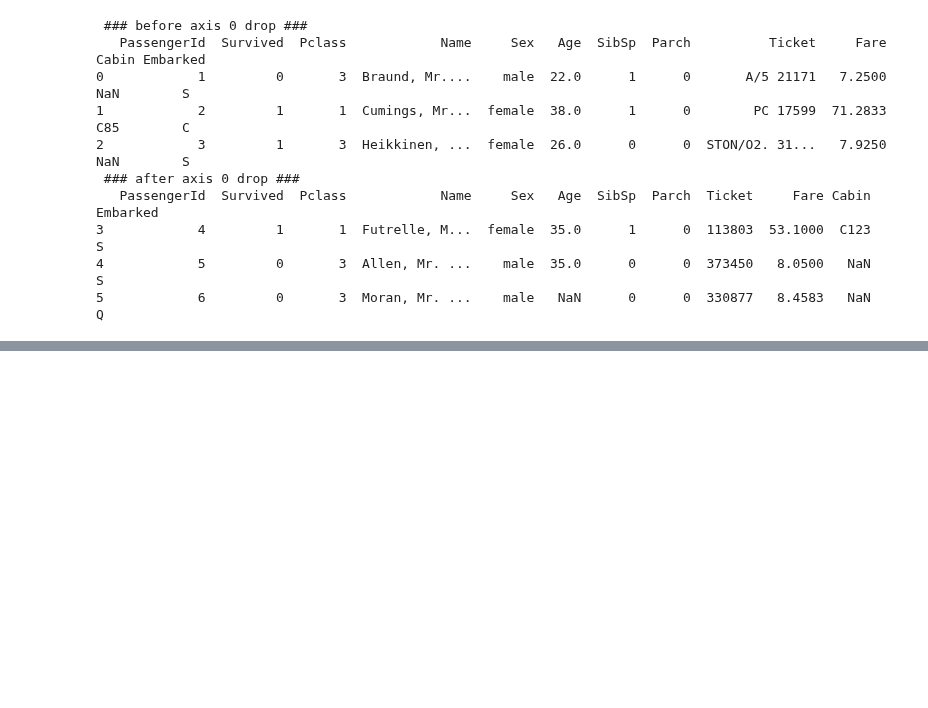
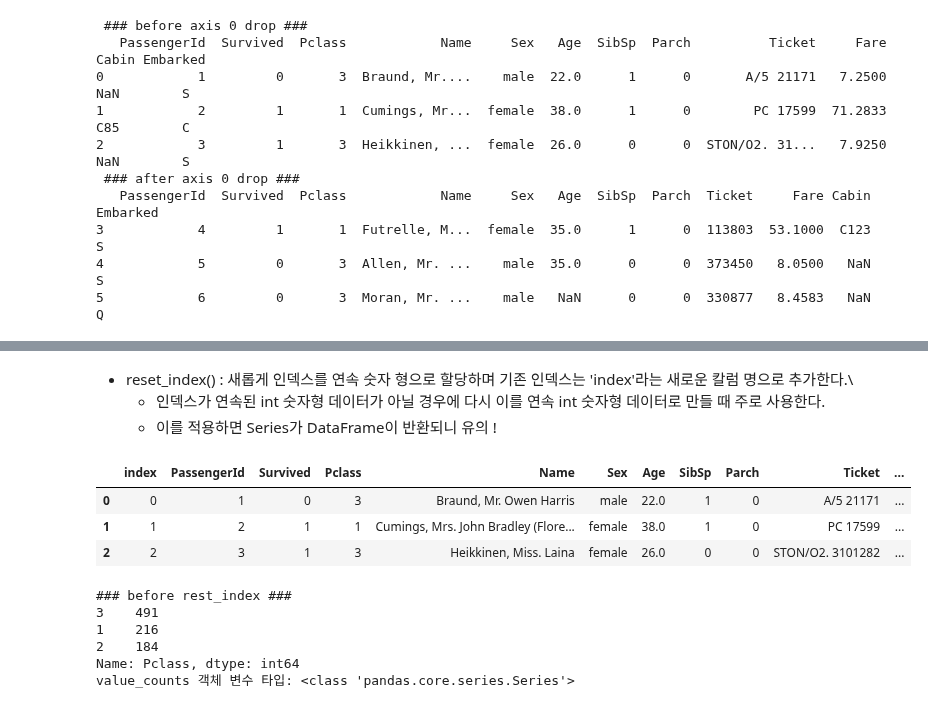
Before and after one commit to wizdom-js/data_analysis, a Jupyter notebook: 파이썬 머신러닝 완벽가이드/Chapter_01.ipynb, the cells around one changed output, grey strips where cells are left out. Saved outputs shown, nothing was run; the diff lists cells and outputs as text; code cells hidden in the pictures; blank space fills up the shorter version.

```diff
--- a/파이썬 머신러닝 완벽가이드/Chapter_01.ipynb
+++ b/파이썬 머신러닝 완벽가이드/Chapter_01.ipynb
@@ -867,0 +872,10 @@ print(titanic_df.head(3))
+# %%
+import pandas as pd
+titanic_df = pd.read_csv('/Users/wizdom/Desktop/data_analysis/Kaggle_titanic/titanic/train.csv')
+
+# index 객체 추출
+indexes = titanic_df.index
+print(indexes)
+
+# index 객체를 실제 값 array로 반환
+print('index 객체 array값:', indexes.values)
@@ -867,0 +937,25 @@ print(titanic_df.head(3))
+# %% [markdown]
+- reset_index() : 새롭게 인덱스를 연속 숫자 형으로 할당하며 기존 인덱스는 'index'라는 새로운 칼럼 명으로 추가한다.\
+    - 인덱스가 연속된 int 숫자형 데이터가 아닐 경우에 다시 이를 연속 int 숫자형 데이터로 만들 때 주로 사용한다.
+    - 이를 적용하면 Series가 DataFrame이 반환되니 유의 !
+# %%
+titanic_reset_df = titanic_df.reset_index(inplace=False)
+titanic_reset_df.head(3)
+# %% [output]
+|  | index | PassengerId | Survived | Pclass | Name | Sex | Age | SibSp | Parch | Ticket | ... |
+| 0 | 0 | 1 | 0 | 3 | Braund, Mr. Owen Harris | male | 22.0 | 1 | 0 | A/5 21171 | ... |
+| 1 | 1 | 2 | 1 | 1 | Cumings, Mrs. John Bradley (Flore... | female | 38.0 | 1 | 0 | PC 17599 | ... |
+| 2 | 2 | 3 | 1 | 3 | Heikkinen, Miss. Laina | female | 26.0 | 0 | 0 | STON/O2. 3101282 | ... |
+# %%
+print('### before rest_index ###')
+value_counts = titanic_df['Pclass'].value_counts()
+print(value_counts)
+print('value_counts 객체 변수 타입:', type(value_counts))
+nes_value_counts = value_counts.reset_index(inplace=False)
+# %% [output]
+### before rest_index ###
+3    491
+1    216
+2    184
+Name: Pclass, dtype: int64
+value_counts 객체 변수 타입: <class 'pandas.core.series.Series'>
```
Also changed, not shown: parts of 8 cells of this notebook.
